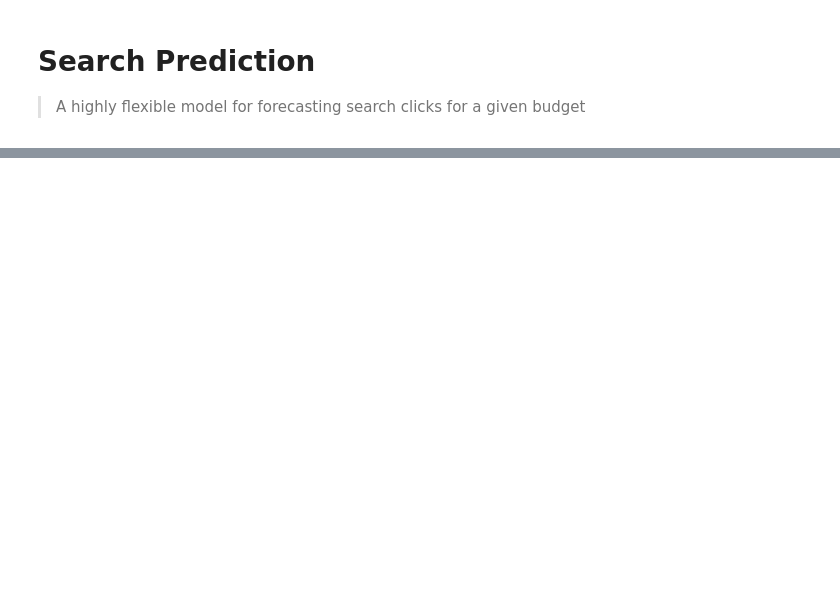
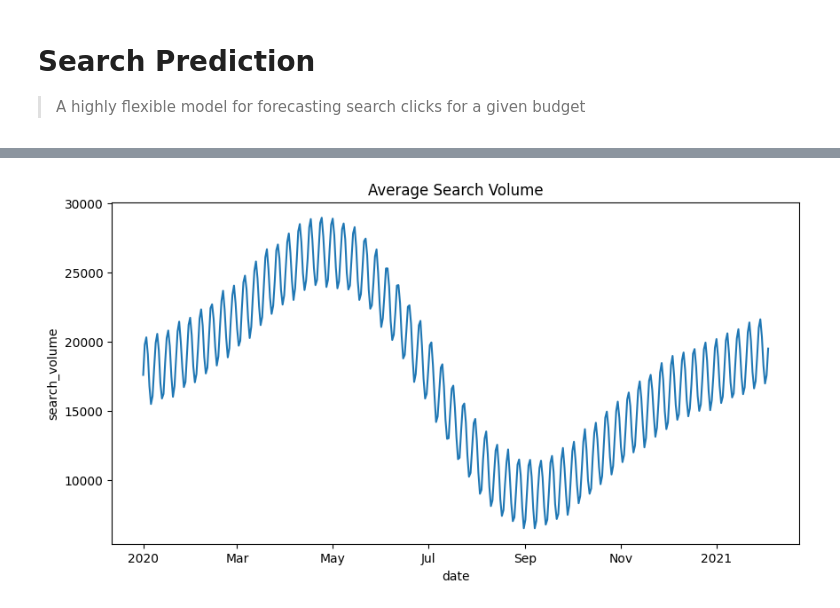
Before and after one commit to redam94/search-forecast, a Jupyter notebook: nbs/examples/00_search_prediction.ipynb, the cells around one changed output, grey strips where cells are left out. Drawn from its saved outputs; the diff is of its cells as text; code cells hidden in the pictures; blank space fills up the shorter version.

```diff
--- a/nbs/examples/00_search_prediction.ipynb
+++ b/nbs/examples/00_search_prediction.ipynb
@@ -66,0 +76,7 @@ import nbdev; nbdev.nbdev_export()
+# %%
+#| echo: False
+plt.figure(figsize=(10, 5))
+data.search_volume.mean('geo').plot()
+plt.title("Average Search Volume");
+# %% [output]
+[figure, added]
```
Also changed, not shown: parts of 13 cells of this notebook, 14 other files.
